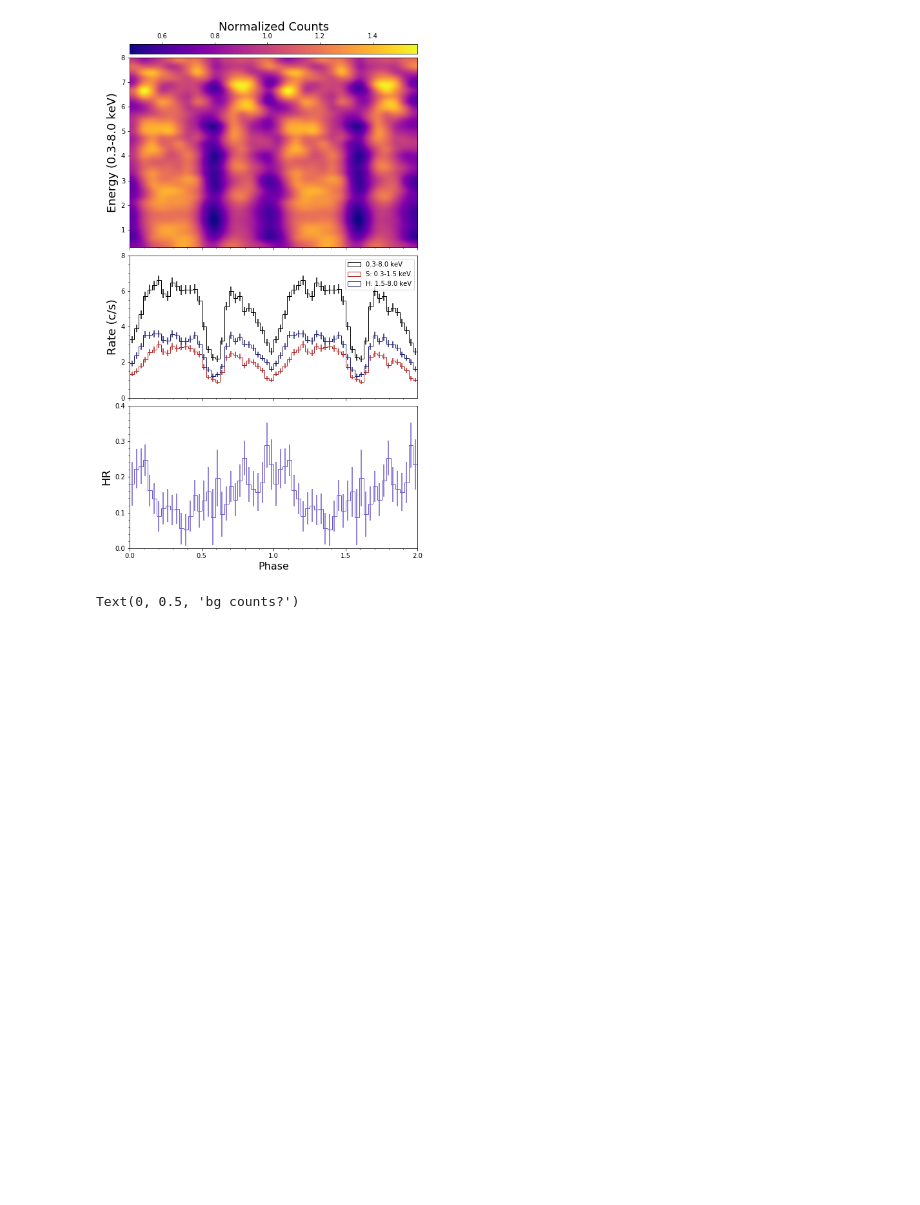
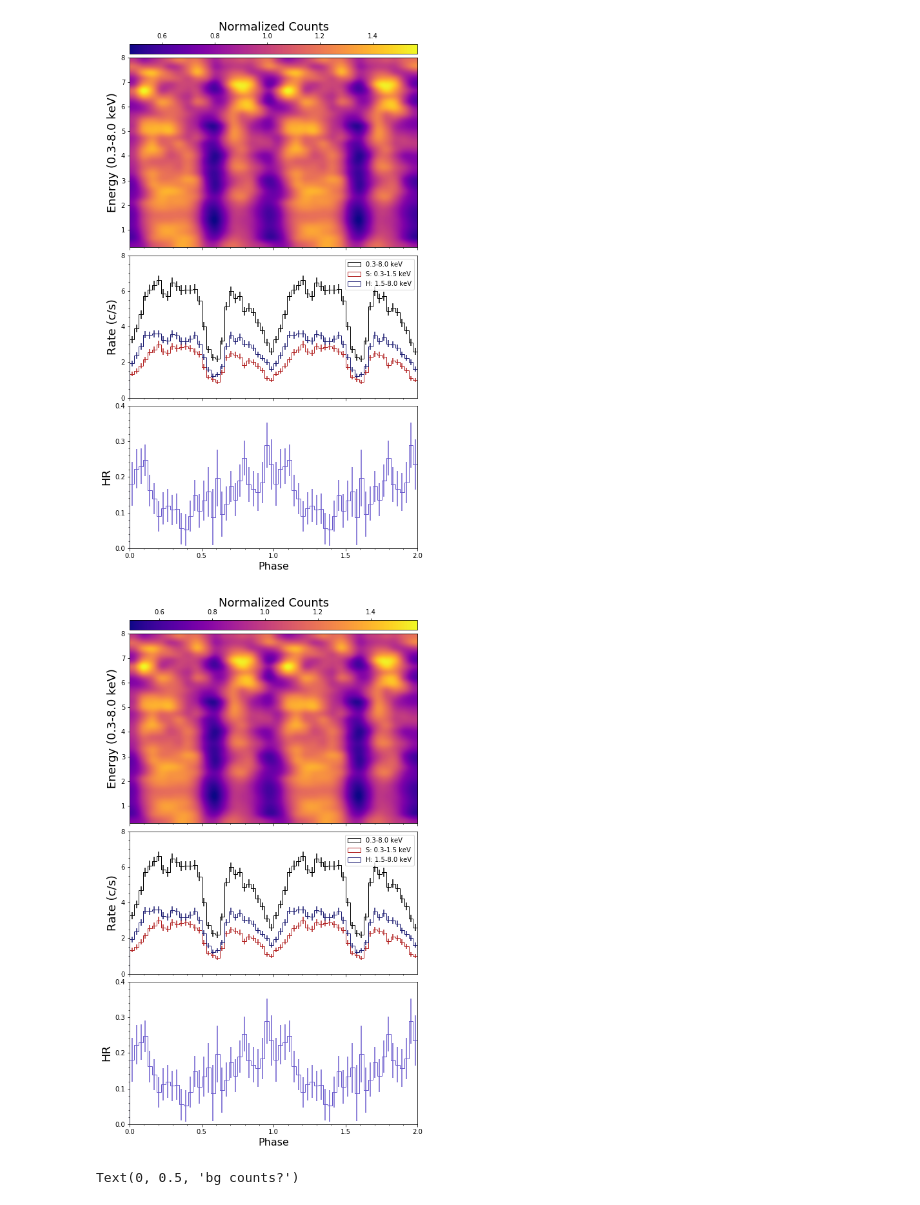
Before and after one commit to lenatreiber/LXP69.5, a Jupyter notebook: newNICER_LXP.ipynb, the cells around one changed output. Drawn from its saved outputs; the diff is of its cells as text; code cells hidden in the pictures; blank space fills up the shorter version.

```diff
--- a/newNICER_LXP.ipynb
+++ b/newNICER_LXP.ipynb
@@ -262,6 +276,14 @@ ep3norm_bg = np.zeros((32,32))
 for i in range(32):
     ep3norm_bg[i,:] = ((ep3enhist[0][:,31-i]*16/ep3time)-ep1enbg[31-i])
     ep3norm_bg[i,:] = ep3norm_bg[i,:]/np.median(ep3norm_bg[i,:]) #16 phase bins
+# %%
+#gv bg epoch 3
+#version with each row normalized; bg-subtracted
+#convert to count rate -- make sure corresponding
+gv3norm_bg = np.zeros((32,32)) #16 phase bins
+for i in range(32):
+    gv3norm_bg[i,:] = ((ep3enhist[0][:,31-i]*16/ep3time)-gvb3[31-i,1])
+    gv3norm_bg[i,:] = gv3norm_bg[i,:]/np.median(gv3norm_bg[i,:])
 # %%
 #heat map as middle panel with pulse profile and hardness ratios
 #bg-subtracted
@@ -279,5 +310,12 @@ sf('panelep3')
 # %% [output]
 [figure]
+# %%
+#for epoch 3; bg-subtracted
+ep3_3pan,ep3_3panerr = p.phaserate(ep3hists,ep3mids,ep3time,ens=['0.3-8.0 keV','S: 0.3-1.5 keV','H: 1.5-8.0 keV'],colors=['black','firebrick','midnightblue'],
+                               rate=True,figsize=(8,14),bgb=True,bg=ep3bg,enhist=True,ed=ep3,pd=compd,norm_bg=gv3norm_bg,yrange1=[0,7],yrange2=[0,0.4])
+sf('panelep3')
+# %% [output]
+[figure, added]
 # %%
 plt.scatter(ep1back['CHANNEL'],ep1back['COUNTS'])
 plt.xlabel('channel')
```
Also changed, not shown: parts of 20 cells of this notebook.
